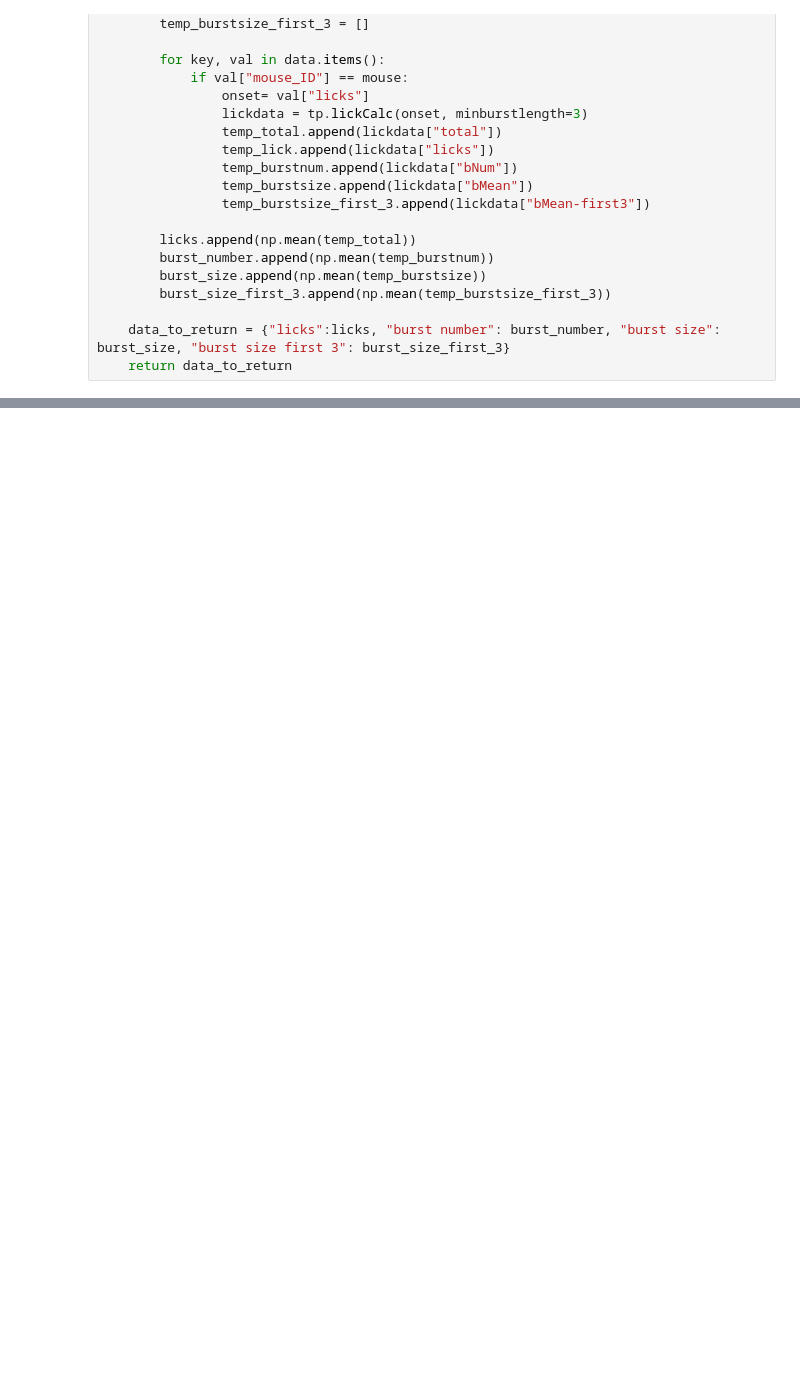
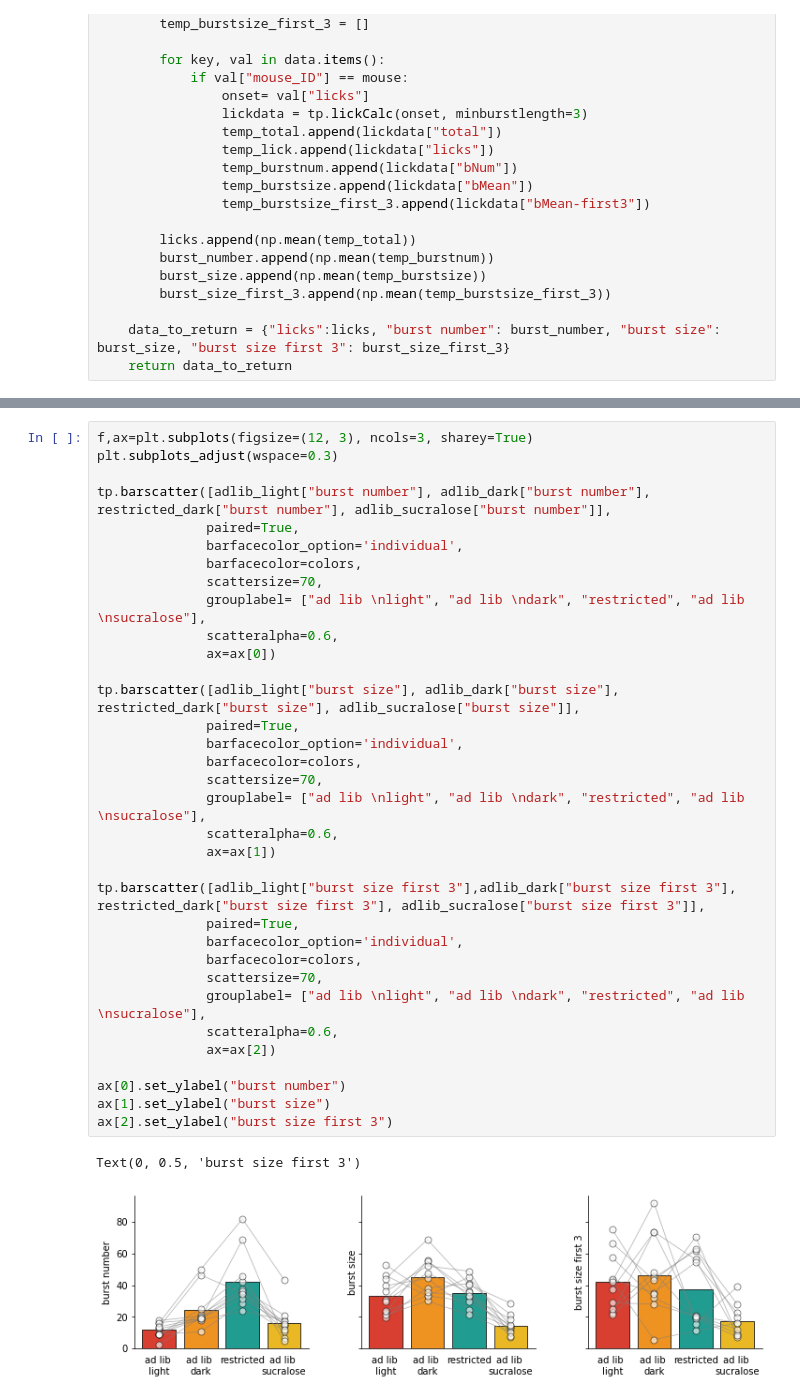
Before and after one commit to linneavolcko/hislight, a Jupyter notebook: notebooks/fig1_behavior.ipynb, the cells around one changed output, grey strips where cells are left out. Cells and saved outputs as stored; diff of their text form; blank space fills up the shorter version.

```diff
--- a/notebooks/fig1_behavior.ipynb
+++ b/notebooks/fig1_behavior.ipynb
@@ -79,0 +97,37 @@ Optimal fit parameters not found
+# %%
+f,ax=plt.subplots(figsize=(12, 3), ncols=3, sharey=True)
+plt.subplots_adjust(wspace=0.3)
+
+tp.barscatter([adlib_light["burst number"], adlib_dark["burst number"], restricted_dark["burst number"], adlib_sucralose["burst number"]],
+              paired=True,
+              barfacecolor_option='individual',
+              barfacecolor=colors,
+              scattersize=70,
+              grouplabel= ["ad lib \nlight", "ad lib \ndark", "restricted", "ad lib \nsucralose"],
+              scatteralpha=0.6,
+              ax=ax[0])
+
+tp.barscatter([adlib_light["burst size"], adlib_dark["burst size"], restricted_dark["burst size"], adlib_sucralose["burst size"]],
+              paired=True,
+              barfacecolor_option='individual',
+              barfacecolor=colors,
+              scattersize=70,
+              grouplabel= ["ad lib \nlight", "ad lib \ndark", "restricted", "ad lib \nsucralose"],
+              scatteralpha=0.6,
+              ax=ax[1])
+
+tp.barscatter([adlib_light["burst size first 3"],adlib_dark["burst size first 3"], restricted_dark["burst size first 3"], adlib_sucralose["burst size first 3"]],
+              paired=True,
+              barfacecolor_option='individual',
+              barfacecolor=colors,
+              scattersize=70,
+              grouplabel= ["ad lib \nlight", "ad lib \ndark", "restricted", "ad lib \nsucralose"],
+              scatteralpha=0.6,
+              ax=ax[2])
+
+ax[0].set_ylabel("burst number")
+ax[1].set_ylabel("burst size")
+ax[2].set_ylabel("burst size first 3")
+# %% [output]
+Text(0, 0.5, 'burst size first 3')
+[figure, added]
```
Also changed, not shown: parts of 8 cells of this notebook, 1 other file.
